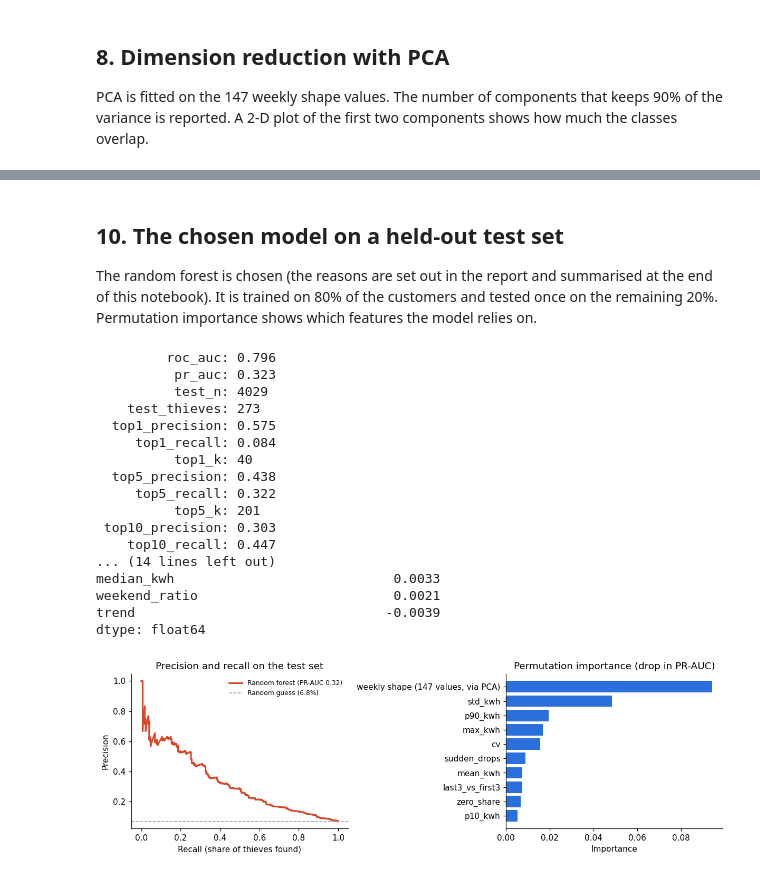
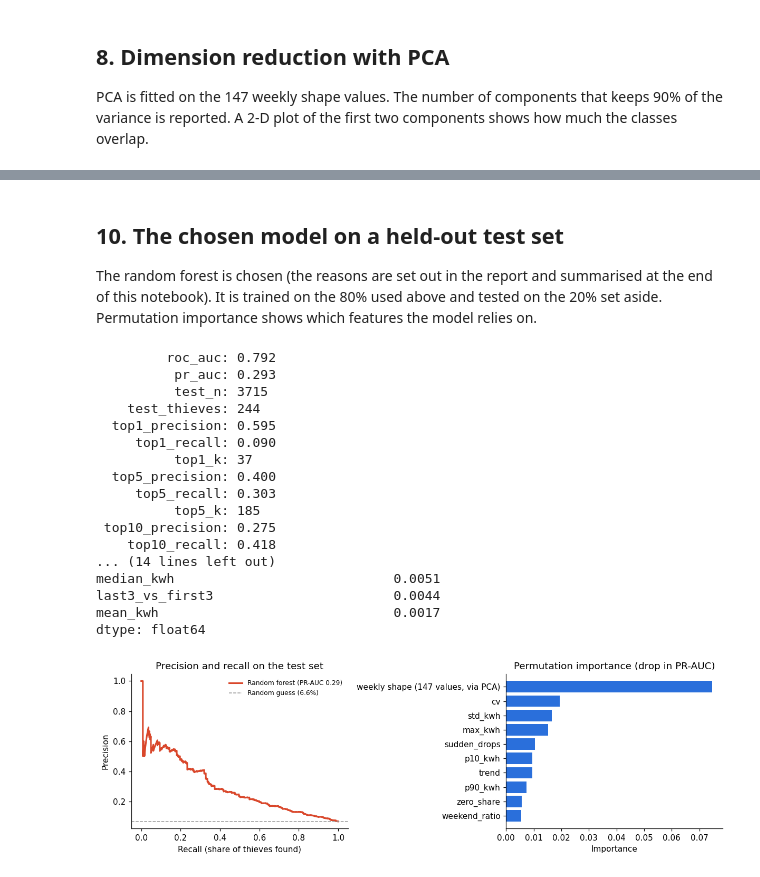
Before and after one commit to chris-bartonjo/CSA-806-DMBD, a Jupyter notebook: module-1/electricity-theft/electricity_theft.ipynb, the cells around one changed output, grey strips where cells are left out. Cells and saved outputs as stored; diff of their text form; code cells hidden in the pictures.

```diff
--- a/module-1/electricity-theft/electricity_theft.ipynb
+++ b/module-1/electricity-theft/electricity_theft.ipynb
@@ -68,7 +68,8 @@ print('dates missing from the file:', [str(d.date()) for d in days.difference(X.
 X = X.reindex(columns=days)
 v = X.values
 FIRST = dict(customers=len(X), days=len(days), thieves=int(y_all.sum()), theft_pct=100 * y_all.mean(),
-             duplicate_ids=int(raw.CONS_NO.duplicated().sum()), missing_pct=100 * np.isnan(v).mean(),
+             duplicate_ids=int(raw.CONS_NO.duplicated().sum()),
+             repeated_rows=int(X.duplicated().sum()), repeated_with_readings=int((X.duplicated() & (X.fillna(0) != 0).any(axis=1)).sum()), missing_pct=100 * np.isnan(v).mean(),
              negative=int((v < 0).sum()), zero_pct=100 * np.nanmean(v == 0), max_kwh=float(np.nanmax(v)),
              p99_kwh=float(np.nanquantile(v, .99)), all_missing=int(np.isnan(v).all(1).sum()))
 for k, val in FIRST.items(): print(f'{k:>14}: {val:,.2f}' if isinstance(val, float) else f'{k:>14}: {val:,}')
@@ -156,0 +130,29 @@ Missing pattern only, kept customers: ROC-AUC 0.886, PR-AUC 0.513
+# %%
+MAXMISS = 0.10
+pmiss = miss.mean(axis=1).values
+ok_miss = pmiss <= MAXMISS
+ok_ends = ~miss.values[:, 0] & ~miss.values[:, -1]
+keep = ok_miss & ok_ends
+filled = X[keep].interpolate(axis=1, limit_area='inside').values
+assert not np.isnan(filled).any()
+cap = np.quantile(filled, 0.99, axis=1, keepdims=True)
+old_mu, old_sd = filled.mean(1, keepdims=True), filled.std(1, keepdims=True)
+CAPS = dict(max_before=float(filled.max()), max_mean3sd=float(np.minimum(filled, old_mu + 3 * old_sd).max()),
+            max_p99=float(np.minimum(filled, cap).max()), p99_changed_pct=100 * float((filled > cap).mean()))
+V = np.minimum(filled, cap)
+active = V.sum(1) > 0
+repeated = pd.DataFrame(filled).duplicated().values
+sel = active & ~repeated
+idx = np.where(keep)[0][sel]                                   # row numbers in the original file
+order = np.random.default_rng(SEED).permutation(len(idx))     # shuffle once
+idx, V = idx[order], V[sel][order]
+y, ids, MK = y_all[idx], raw.CONS_NO.values[idx], miss.values[idx]
+leak2 = cross_validate(HistGradientBoostingClassifier(random_state=SEED), miss_week[idx], y, cv=cv5,
+                       scoring=['roc_auc', 'average_precision'])
+LEAK.update(kept_auc=leak2['test_roc_auc'].mean(), kept_ap=leak2['test_average_precision'].mean())
+CLEAN = dict(kept_customers=int(len(V)), kept_thieves=int(y.sum()), kept_theft_pct=100 * y.mean(),
+             dropped_missing=int((~ok_miss).sum()), dropped_ends=int((ok_miss & ~ok_ends).sum()),
+             dropped_zero=int((~active).sum()), dropped_repeated=int((active & repeated).sum()),
+             interpolated_pct=100 * MK.mean(), **CAPS)
+for k, val in CLEAN.items(): print(f'{k:>18}: {val:,.2f}' if isinstance(val, float) else f'{k:>18}: {val:,}')
+print(f"Missing pattern only, kept customers: ROC-AUC {LEAK['kept_auc']:.3f}, PR-AUC {LEAK['kept_ap']:.3f}")
@@ -240,6 +256,9 @@ The metrics suit a rare-class problem:
 - **Precision in the top 1% and 5%** is the share of real thieves among the customers an inspection team would visit first.
 # %%
 XF = np.hstack([F.values, SHAPE]); nF = F.shape[1]
+tr, te = train_test_split(np.arange(len(y)), test_size=0.2, stratify=y, random_state=SEED)
+Xtr, Xte, ytr, yte = XF[tr], XF[te], y[tr], y[te]
+print(f'training customers {len(tr):,} ({ytr.sum():,} thieves), test customers {len(te):,} ({yte.sum():,} thieves)')
 def prep(scale):
     return ColumnTransformer([('feat', StandardScaler() if scale else 'passthrough', list(range(nF))),
                               ('pca', make_pipeline(StandardScaler(), PCA(N_PCA, random_state=SEED)), list(range(nF, XF.shape[1])))])
@@ -256,7 +275,7 @@ MODELS = {
 }
 rows = {}
 for name, model in MODELS.items():
-    r = cross_validate(model, XF, y, cv=cv5, scoring=SCORING)
+    r = cross_validate(model, Xtr, ytr, cv=cv5, scoring=SCORING)
     rows[name] = {k: r[f'test_{k}'].mean() for k in SCORING} | {'fit_s': r['fit_time'].mean()}
 CMP = pd.DataFrame(rows).T; print(CMP.round(3).to_string())
 # %% [output]
@@ -268,8 +288,7 @@ Gradient boosting      0.788   0.306      0.620      0.389  0.245
 # %% [markdown]
 ## 10. The chosen model on a held-out test set
-The random forest is chosen (the reasons are set out in the report and summarised at the end of this notebook). It is trained on 80% of the customers and tested once on the remaining 20%. Permutation importance shows which features the model relies on.
+The random forest is chosen (the reasons are set out in the report and summarised at the end of this notebook). It is trained on the 80% used above and tested on the 20% set aside. Permutation importance shows which features the model relies on.
 # %%
-Xtr, Xte, ytr, yte = train_test_split(XF, y, test_size=0.2, stratify=y, random_state=SEED)
 best = MODELS['Random forest'].fit(Xtr, ytr)
 p = best.predict_proba(Xte)[:, 1]
 TEST = {'roc_auc': roc_auc_score(yte, p), 'pr_auc': average_precision_score(yte, p), 'test_n': int(len(yte)), 'test_thieves': int(yte.sum())}
@@ -277,46 +296,46 @@ for frac in [.01, .05, .10]:
     k = int(frac * len(p)); top = np.argsort(-p)[:k]
     TEST[f'top{int(frac * 100)}_precision'] = yte[top].mean(); TEST[f'top{int(frac * 100)}_recall'] = yte[top].sum() / yte.sum()
     TEST[f'top{int(frac * 100)}_k'] = k
 for k, val in TEST.items(): print(f'{k:>16}: {val:.3f}' if isinstance(val, float) else f'{k:>16}: {val}')
 k5 = TEST['top5_k']; pred = np.zeros_like(yte); pred[np.argsort(-p)[:k5]] = 1
 CM = confusion_matrix(yte, pred); print('confusion matrix when the top 5% are flagged (rows true, cols predicted):'); print(CM)
 
 # permutation importance: shuffle one feature (or the whole block of 147 weekly values at once)
 # across customers and measure the drop in PR-AUC on the test set
 GROUPS = {c: [i] for i, c in enumerate(F.columns)} | {'weekly shape (147 values, via PCA)': list(range(nF, XF.shape[1]))}
 base_ap = TEST['pr_auc']; prng = np.random.default_rng(SEED); imp = {}
 for g, cols in GROUPS.items():
     drops = []
     for _ in range(5):
         Xp = Xte.copy(); Xp[:, cols] = Xte[prng.permutation(len(Xte))][:, cols]
         drops.append(base_ap - average_precision_score(yte, best.predict_proba(Xp)[:, 1]))
     imp[g] = np.mean(drops)
 IMP = pd.Series(imp).sort_values(ascending=False)
 print(IMP.round(4))
 prec, rec, _ = precision_recall_curve(yte, p)
 fig, ax = plt.subplots(1, 2, figsize=(11, 3.6))
 ax[0].plot(rec, prec, color=THEFT, lw=2, label=f"Random forest (PR-AUC {TEST['pr_auc']:.2f})")
 ax[0].axhline(yte.mean(), color='#999', ls='--', lw=1, label=f'Random guess ({100 * yte.mean():.1f}%)')
 ax[0].set(title='Precision and recall on the test set', xlabel='Recall (share of thieves found)', ylabel='Precision'); ax[0].legend(frameon=False, fontsize=8)
 top = IMP.head(10)[::-1]
 ax[1].barh(top.index, top.values, color=NORMAL); ax[1].set(title='Permutation importance (drop in PR-AUC)', xlabel='Importance')
 plt.tight_layout(); plt.savefig(FIG / 'test_results.png', bbox_inches='tight'); plt.show()
 # %% [output]
-         roc_auc: 0.796
-          pr_auc: 0.323
-          test_n: 4029
-    test_thieves: 273
-  top1_precision: 0.575
-     top1_recall: 0.084
-          top1_k: 40
-  top5_precision: 0.438
-     top5_recall: 0.322
-          top5_k: 201
- top10_precision: 0.303
-    top10_recall: 0.447
+         roc_auc: 0.792
+          pr_auc: 0.293
+          test_n: 3715
+    test_thieves: 244
+  top1_precision: 0.595
+     top1_recall: 0.090
+          top1_k: 37
+  top5_precision: 0.400
+     top5_recall: 0.303
+          top5_k: 185
+ top10_precision: 0.275
+    top10_recall: 0.418
 ... (14 lines left out)
-median_kwh                            0.0033
-weekend_ratio                         0.0021
-trend                                -0.0039
+median_kwh                            0.0051
+last3_vs_first3                       0.0044
+mean_kwh                              0.0017
 dtype: float64
-[figure, old version]
+[figure, new version]
```
Also changed, not shown: parts of 17 cells of this notebook, 11 other files.
